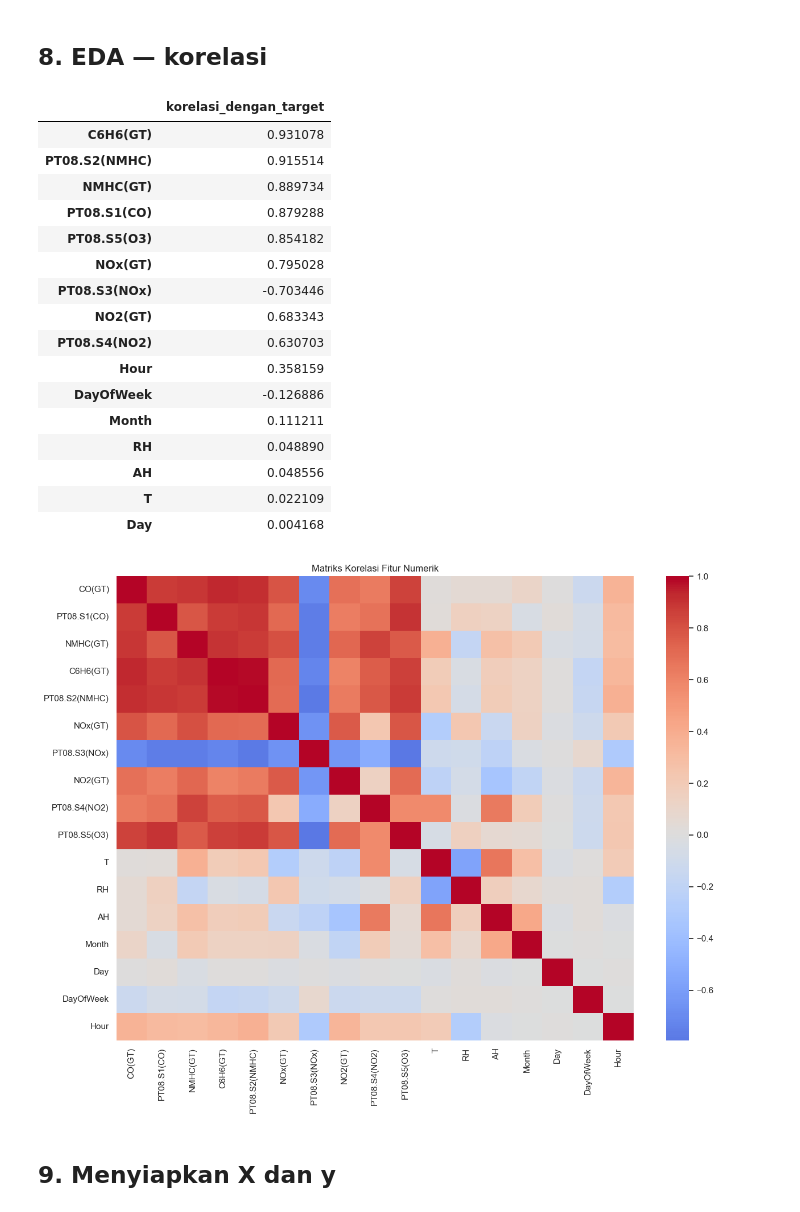
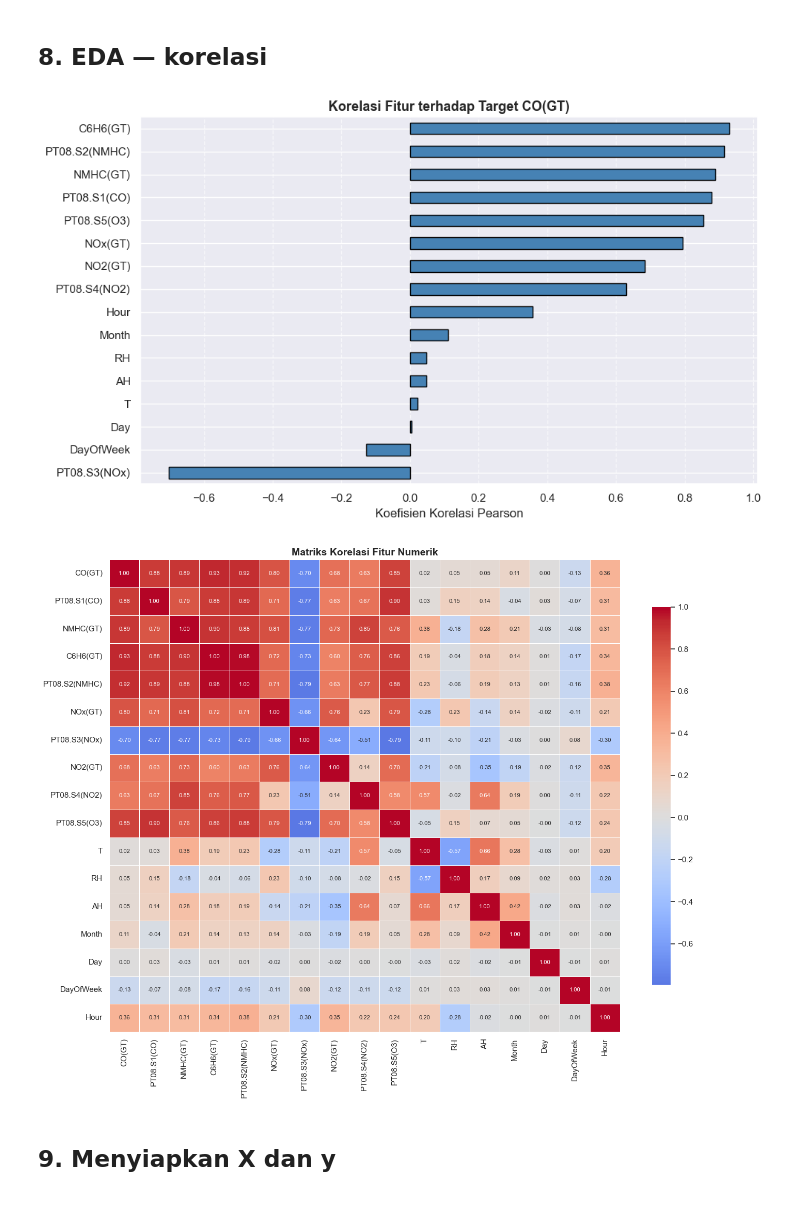
Before and after one commit to mjustinh08-gif/Air-Quality-Prediction, a Jupyter notebook: air_quality_ml.ipynb, the cells around one changed output. Drawn from its saved outputs; the diff is of its cells as text; code cells hidden in the pictures.

```diff
--- a/air_quality_ml.ipynb
+++ b/air_quality_ml.ipynb
@@ -327,41 +327,41 @@ plt.show()
 [figure]
 # %% [markdown]
 ## 8. EDA — korelasi
-# %%
-corr_data = eda_numeric.corr(numeric_only=True)
-
-if TARGET in corr_data.columns:
-    target_corr = corr_data[TARGET].drop(TARGET).sort_values(
-        key=lambda s: s.abs(), ascending=False
-    )
-    display(target_corr.to_frame("korelasi_dengan_target"))
-    target_corr.to_csv(OUTPUT_DIR / "korelasi_fitur_target.csv")
-
-plt.figure(figsize=(13, 10))
-sns.heatmap(corr_data, cmap="coolwarm", center=0, annot=False)
-plt.title("Matriks Korelasi Fitur Numerik")
-plt.tight_layout()
-plt.savefig(OUTPUT_DIR / "03_matriks_korelasi.png", dpi=150)
-plt.show()
-# %% [output]
-|  | korelasi_dengan_target |
-| C6H6(GT) | 0.931078 |
-| PT08.S2(NMHC) | 0.915514 |
-| NMHC(GT) | 0.889734 |
-| PT08.S1(CO) | 0.879288 |
-| PT08.S5(O3) | 0.854182 |
-| NOx(GT) | 0.795028 |
-| PT08.S3(NOx) | -0.703446 |
-| NO2(GT) | 0.683343 |
-| PT08.S4(NO2) | 0.630703 |
-| Hour | 0.358159 |
-| DayOfWeek | -0.126886 |
-| Month | 0.111211 |
-| RH | 0.048890 |
-| AH | 0.048556 |
-| T | 0.022109 |
-| Day | 0.004168 |
-[figure, removed]
+# %%
+corr_data = eda_numeric.corr(numeric_only=True)
+
+if TARGET in corr_data.columns:
+    target_corr = corr_data[TARGET].drop(TARGET).sort_values(ascending=True)
+
+    # 1. Grafik Batang Horizontal Korelasi Target
+    plt.figure(figsize=(10, 6))
+    target_corr.plot(kind="barh", color="steelblue", edgecolor="black")
+    plt.title("Korelasi Fitur terhadap Target CO(GT)", fontsize=13, fontweight="bold")
+    plt.xlabel("Koefisien Korelasi Pearson")
+    plt.grid(axis="x", linestyle="--", alpha=0.7)
+    plt.tight_layout()
+    plt.savefig(OUTPUT_DIR / "03_korelasi_barh.png", dpi=300)
+    plt.show()
+
+# 2. Heatmap dengan Angka di Dalam Kotak (annot=True)
+plt.figure(figsize=(14, 11))
+sns.heatmap(
+    corr_data,
+    cmap="coolwarm",
+    center=0,
+    annot=True,          # Munculkan angka di setiap kotak!
+    fmt=".2f",           # Bulatkan 2 angka di belakang koma
+    annot_kws={"size": 8}, # Ukuran font pas biar tidak bertumpuk
+    linewidths=0.5,      # Garis pemisah antar kotak biar tajam
+    cbar_kws={"shrink": 0.8}
+)
+plt.title("Matriks Korelasi Fitur Numerik", fontsize=14, fontweight="bold")
+plt.tight_layout()
+plt.savefig(OUTPUT_DIR / "03_matriks_korelasi.png", dpi=300)
+plt.show()
+# %% [output]
+[figure, added]
+[figure, added]
 # %% [markdown]
 ## 9. Menyiapkan X dan y
 # %%
```
Also changed, not shown: parts of 1 cell of this notebook, 3 other files.
